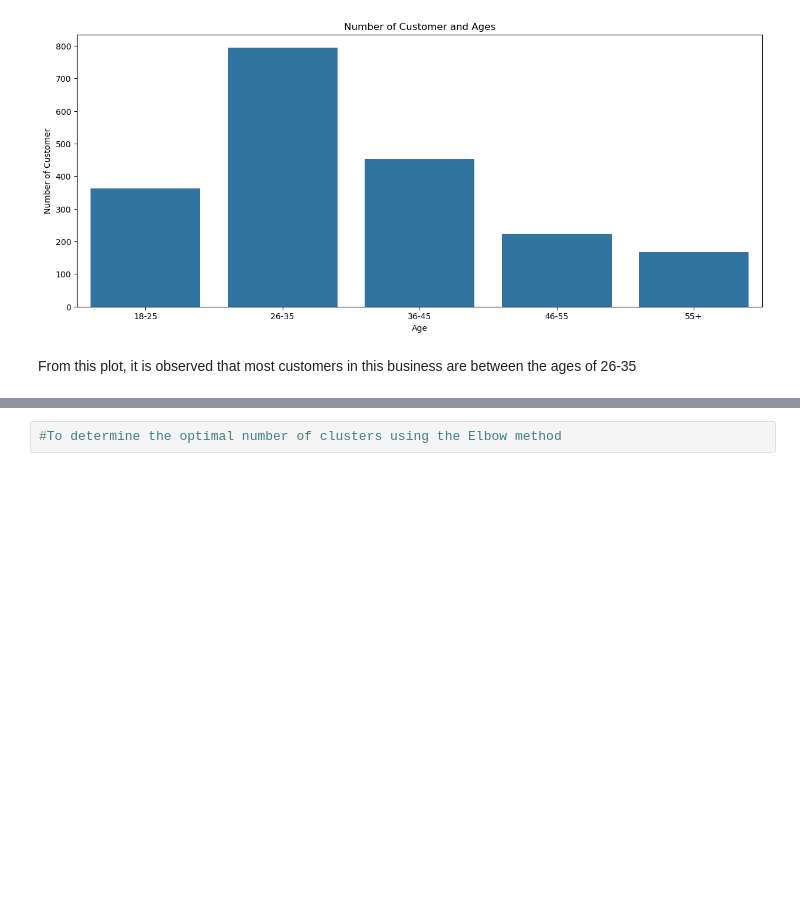
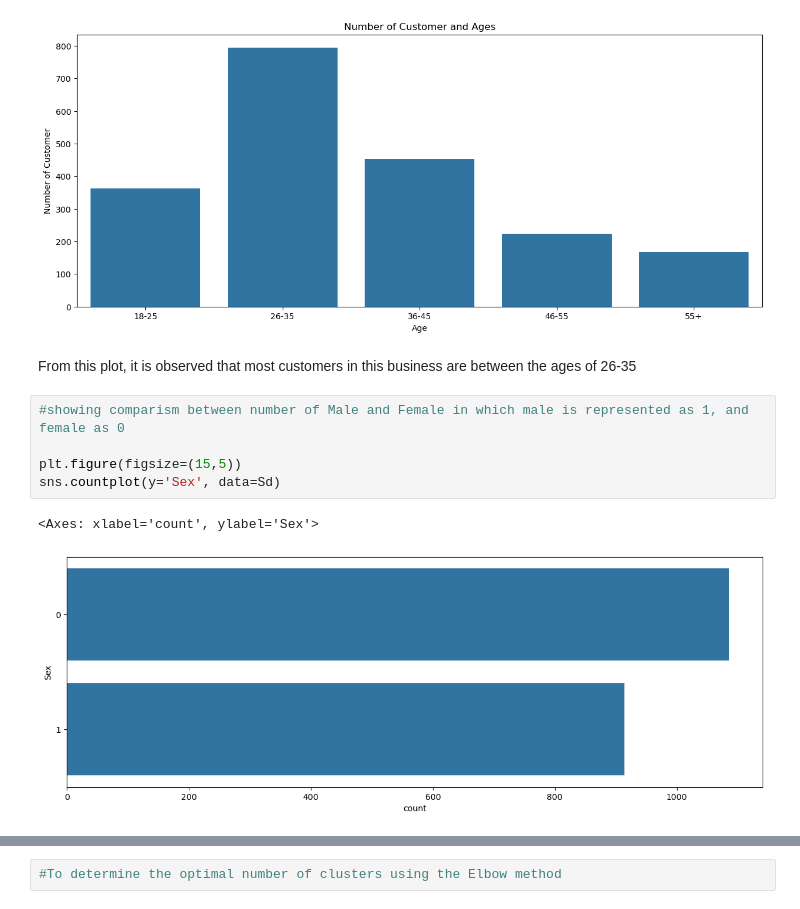
Before and after one commit to Olaedo23/Customer-segmentation, a Jupyter notebook: Customer_data.ipynb, the cells around one changed output, grey strips where cells are left out. Cells and saved outputs as stored; diff of their text form; blank space fills up the shorter version.

```diff
--- a/Customer_data.ipynb
+++ b/Customer_data.ipynb
@@ -193,3 +193,11 @@ plt.show()
 [figure]
 # %% [markdown]
 From this plot, it is observed that most customers in this business are between the ages of 26-35
+# %%
+#showing comparism between number of Male and Female in which male is represented as 1, and female as 0
+
+plt.figure(figsize=(15,5))
+sns.countplot(y='Sex', data=Sd)
+# %% [output]
+<Axes: xlabel='count', ylabel='Sex'>
+[figure, added]
```
Also changed, not shown: parts of 3 cells of this notebook.
